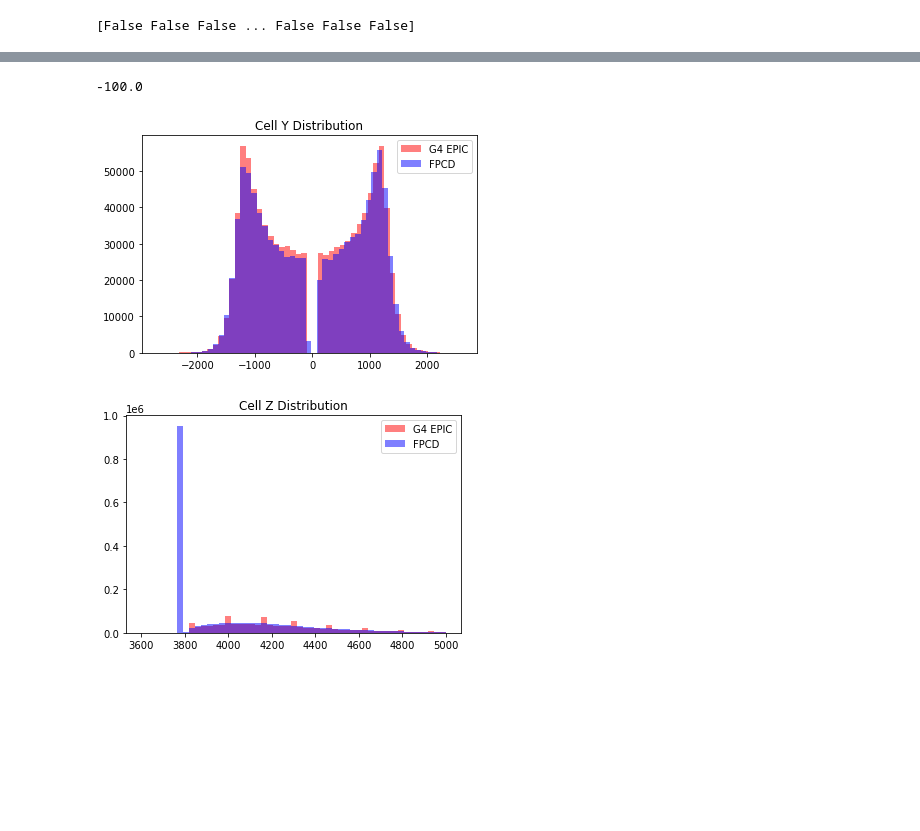
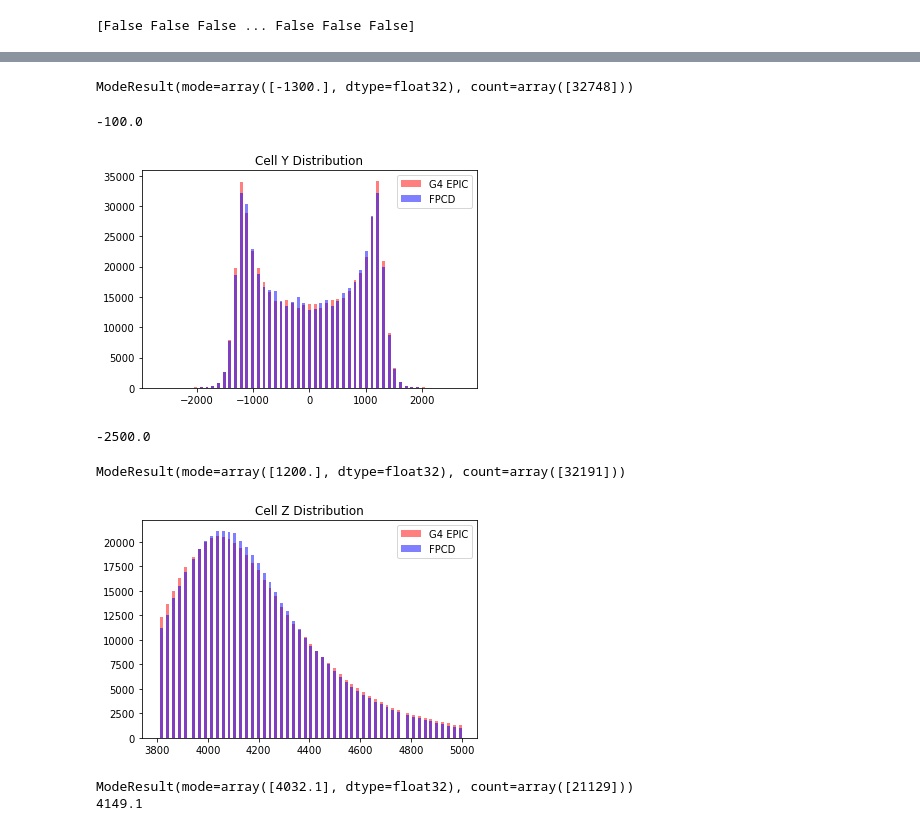
Before and after one commit to ftoralesacosta/GSGM_for_EIC_Calo, a Jupyter notebook: scripts/Compare_Geant_Diffussion.ipynb, the cells around one changed output, grey strips where cells are left out. Saved outputs shown, nothing was run; the diff lists cells and outputs as text; code cells hidden in the pictures; blank space fills up the shorter version.

```diff
--- a/scripts/Compare_Geant_Diffussion.ipynb
+++ b/scripts/Compare_Geant_Diffussion.ipynb
@@ -32,0 +39,4 @@ print(np.shape(g4['hcal_cells']))
+# %%
+MASK = g4['hcal_cells'][:nevts,:,-1] == 1
+not_MASK = g4['hcal_cells'][:nevts,:,-1] == 0
+neg_MASK = g4['hcal_cells'][:nevts,:,-1] == -0
@@ -32,0 +53,4 @@ print(np.shape(g4['hcal_cells']))
+# %%
+MASK = np.ravel(MASK)
+not_MASK = np.ravel(not_MASK)
+neg_MASK = np.ravel(neg_MASK)
@@ -107,0 +132,28 @@ print(unique_Z)
+# %%
+g4_cellsX = np.ravel(g4['hcal_cells'][:nevts,:,1])
+dfsn_cellsX = np.ravel(dfsn['cell_features'][:,:,1])
+
+dfsn_cellsZ = np.ravel(dfsn['cell_features'][:,:,3])
+print(dfsn_cellsX)
+
+
+
+#g4_cellsX = g4_cellsX[not_MASK]
+g4_cellsX = g4_cellsX[MASK]
+#g4_cellsX = g4_cellsX[neg_MASK]
+
+#g4_cellsX = g4_cellsX[g4_cellsX != 0]
+dfsn_cellsX = dfsn_cellsX[dfsn_cellsZ != 0]
+
+#g4_xmask = np.abs(g4_cellsX)>= 0
+#print(np.max(g4_cellsX[g4_xmask]))
+#x_mask = np.abs(dfsn_cellsX)>=100
+
+#cellsE_bins = np.linspace(0,0.001,1000)
+x_bins = np.linspace(-2700,2700,108)
+plt.hist(np.ravel(g4_cellsX),bins=x_bins,alpha=0.5,label="G4 EPIC",color="red",density=False)
+plt.hist(np.ravel(dfsn_cellsX),bins=x_bins,alpha=0.5,label="FPCD",color="blue",density=False)
+plt.legend()
+
+_ = plt.title("Cell X Distribution")
+plt.savefig("CellX.pdf")
@@ -108,3 +163,7 @@ print(unique_Z)
+# %%
+print(stats.mode(dfsn_cellsX))
+# %% [output]
+ModeResult(mode=array([-1300.], dtype=float32), count=array([32748]))
 # %%
 g4_test = g4_cellsX[g4_cellsX<0]
 print(np.max(g4_test))
@@ -113,20 +172,29 @@ print(np.max(g4_test))
 # %%
 g4_cellsY = np.ravel(g4['hcal_cells'][:nevts,:,2])
 dfsn_cellsY = np.ravel(dfsn['cell_features'][:,:,2])
 
-g4_cellsY = g4_cellsY[g4_cellsY != 0]
-dfsn_cellsY = dfsn_cellsY[dfsn_cellsY != 0]
+g4_cellsY = g4_cellsY[MASK]
+dfsn_cellsY = dfsn_cellsY[dfsn_cellsZ != 0]
 
 y_mask = np.abs(dfsn_cellsY)>=100
 
 #cellsE_bins = np.linspace(0,0.001,1000)
-plt.hist(np.ravel(g4_cellsY),bins=55,alpha=0.5,label="G4 EPIC",color="red")
-plt.hist(np.ravel(dfsn_cellsY[y_mask]),bins=55,alpha=0.5,label="FPCD",color="blue")
+y_bins = np.linspace(-2700,2700,108)
+plt.hist(np.ravel(g4_cellsY),bins=y_bins,alpha=0.5,label="G4 EPIC",color="red")
+plt.hist(np.ravel(dfsn_cellsY),bins=y_bins,alpha=0.5,label="FPCD",color="blue")
 plt.legend()
 _ = plt.title("Cell Y Distribution")
 plt.savefig("CellY.pdf")
 # %% [output]
-[figure, old version]
+[figure, new version]
+# %%
+print(np.min(dfsn_cellsY))
+# %% [output]
+-2500.0
+# %%
+print(stats.mode(dfsn_cellsY))
+# %% [output]
+ModeResult(mode=array([1200.], dtype=float32), count=array([32191]))
 # %%
 g4_cellsZ = np.ravel(g4['hcal_cells'][:nevts,:,3])
 dfsn_cellsZ = np.ravel(dfsn['cell_features'][:,:,3])
@@ -134,14 +202,21 @@ dfsn_cellsZ = np.ravel(dfsn['cell_features'][:,:,3])
 g4_cellsZ = g4_cellsZ[g4_cellsZ != 0]
 dfsn_cellsZ = dfsn_cellsZ[dfsn_cellsZ != 0]
 
-cellsz_bins = np.linspace(3600,5000,52)
+cellsz_bins = np.linspace(3800,5000,105)
 plt.hist(np.ravel(g4_cellsZ),bins=cellsz_bins,alpha=0.5,label="G4 EPIC",color="red")
-plt.hist(np.ravel(dfsn_cellsZ),bins=cellsz_bins,alpha=0.5,label="FPCD",color="blue")
+plt.hist(np.ravel(dfsn_cellsZ),bins = cellsz_bins, alpha=0.5,label="FPCD",color="blue")
 plt.legend()
+#plt.ylim(0,0.04e7)
 _ = plt.title("Cell Z Distribution")
 plt.savefig("CellZ.pdf")
 # %% [output]
-[figure, old version]
+[figure, new version]
+# %%
+print(stats.mode(dfsn_cellsZ))
+print(np.median(g4_cellsZ))
+# %% [output]
+ModeResult(mode=array([4032.1], dtype=float32), count=array([21129]))
+4149.1
 # %%
 g4_NCells = np.ravel(g4['cluster'][:nevts,-2])
 dfsn_NCells = np.ravel(dfsn['cluster_features'][:,-2])
```
Also changed, not shown: parts of 21 cells of this notebook, 2 other files.
